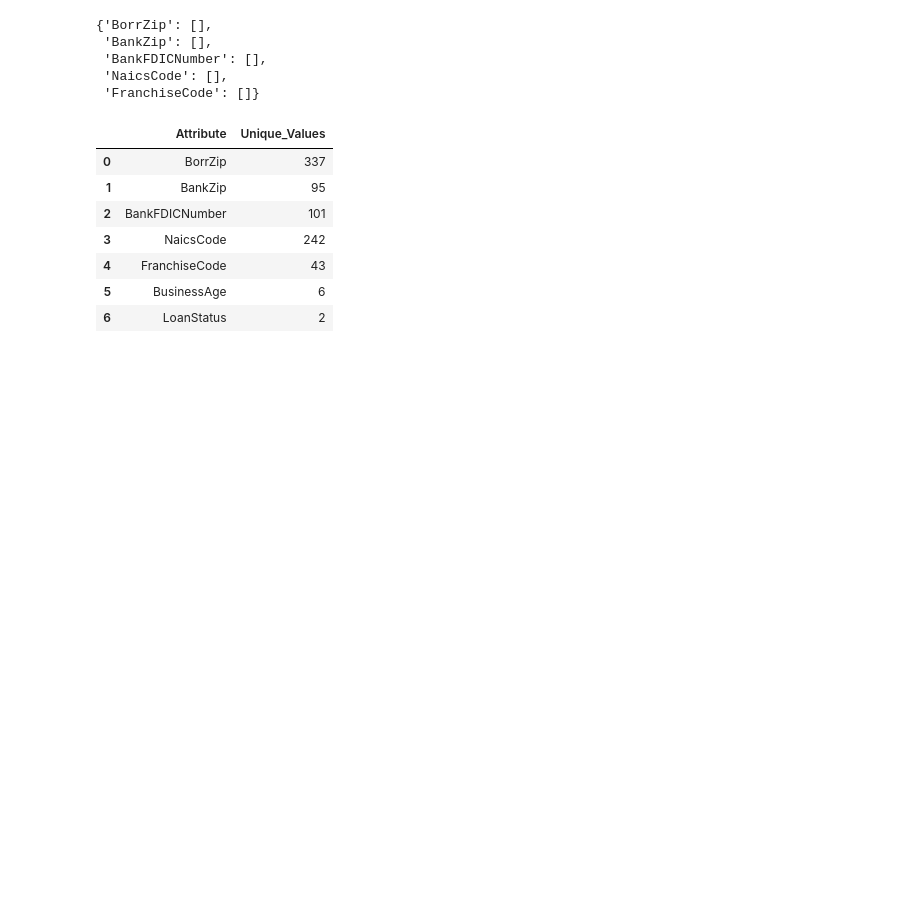
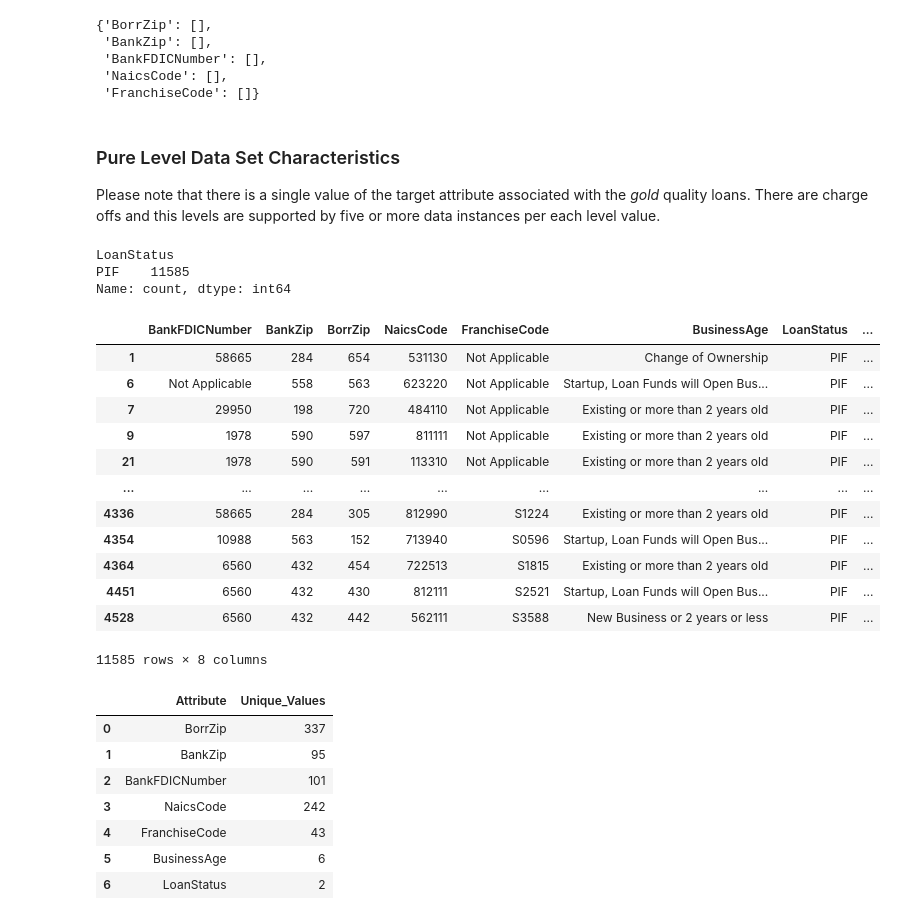
Before and after one commit to rajivsam/kmds_recipes, a Jupyter notebook: recipes/machine_learning/feature_engineering/feature_engg_observations.ipynb, the cells around one changed output. Drawn from its saved outputs; the diff is of its cells as text; code cells hidden in the pictures; blank space fills up the shorter version.

```diff
--- a/recipes/machine_learning/feature_engineering/feature_engg_observations.ipynb
+++ b/recipes/machine_learning/feature_engineering/feature_engg_observations.ipynb
@@ -142,6 +148,36 @@ the_red_flags
+# %%
+df_to_drop = pd.concat(drop_list)
+# %%
+df_to_drop = df_to_drop.drop_duplicates()
 # %%
 for attrib in high_cardinality_attribs:
     df = df[~df[attrib].isin(drop_these_records[attrib])]
+# %% [markdown]
+### Pure Level Data Set Characteristics
+Please note that there is a single value of the target attribute associated with the _gold_ quality loans. There are charge offs and this levels are supported by five or more data instances per each level value.
+# %%
+df_to_drop["LoanStatus"].value_counts()
+# %% [output]
+LoanStatus
+PIF    11585
+Name: count, dtype: int64
+# %%
+fpgo = "../../../data/sba_7a_loans_gold_quality.parquet"
+df_to_drop
+# %% [output]
+|  | BankFDICNumber | BankZip | BorrZip | NaicsCode | FranchiseCode | BusinessAge | LoanStatus | ... |
+| 1 | 58665 | 284 | 654 | 531130 | Not Applicable | Change of Ownership | PIF | ... |
+| 6 | Not Applicable | 558 | 563 | 623220 | Not Applicable | Startup, Loan Funds will Open Bus... | PIF | ... |
+| 7 | 29950 | 198 | 720 | 484110 | Not Applicable | Existing or more than 2 years old | PIF | ... |
+| 9 | 1978 | 590 | 597 | 811111 | Not Applicable | Existing or more than 2 years old | PIF | ... |
+| 21 | 1978 | 590 | 591 | 113310 | Not Applicable | Existing or more than 2 years old | PIF | ... |
+| ... | ... | ... | ... | ... | ... | ... | ... | ... |
+| 4336 | 58665 | 284 | 305 | 812990 | S1224 | Existing or more than 2 years old | PIF | ... |
+| 4354 | 10988 | 563 | 152 | 713940 | S0596 | Startup, Loan Funds will Open Bus... | PIF | ... |
+| 4364 | 6560 | 432 | 454 | 722513 | S1815 | Existing or more than 2 years old | PIF | ... |
+| 4451 | 6560 | 432 | 430 | 812111 | S2521 | Startup, Loan Funds will Open Bus... | PIF | ... |
+| 4528 | 6560 | 432 | 442 | 562111 | S3588 | New Business or 2 years or less | PIF | ... |
+11585 rows × 8 columns
 # %%
 df_catvars = pd.DataFrame.from_dict({k: df[k].nunique() for k, v in dtypes_toset.items() if v in ['category', 'str']}, orient="index").reset_index()
 df_catvars.columns = ["Attribute", "Unique_Values"]
```
Also changed, not shown: parts of 9 cells of this notebook, 9 other files.
